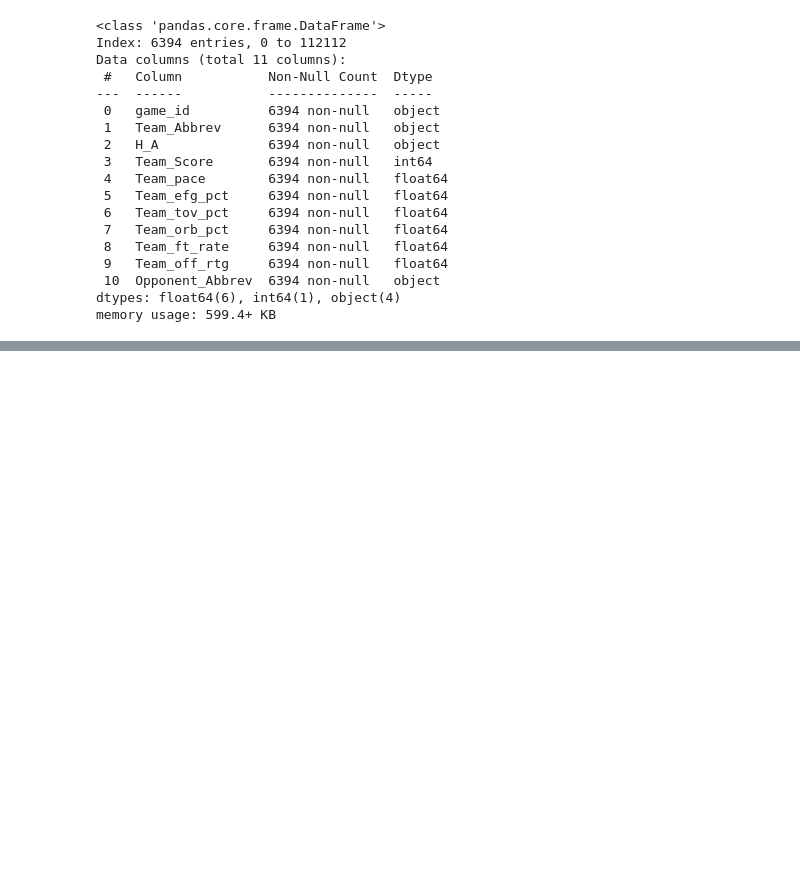
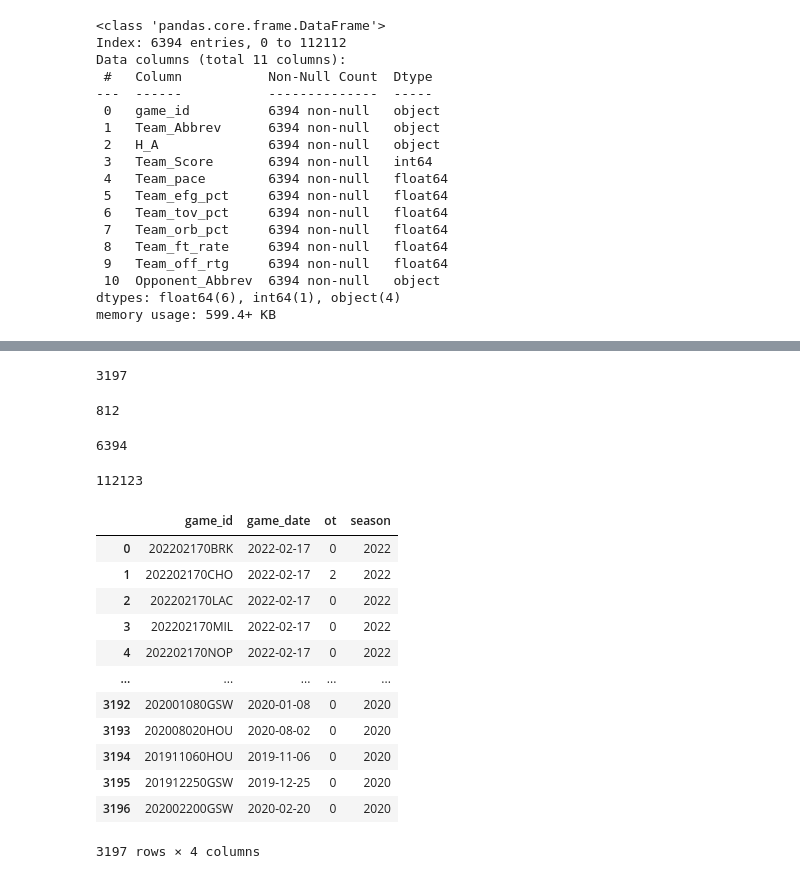
Before and after one commit to jkropko/contrans2023, a Jupyter notebook: nba.ipynb, the cells around one changed output, grey strips where cells are left out. Drawn from its saved outputs; the diff is of its cells as text; code cells hidden in the pictures; blank space fills up the shorter version.

```diff
--- a/nba.ipynb
+++ b/nba.ipynb
@@ -1,6 +1,10 @@
 # %%
 import numpy as np
 import pandas as pd
+import psycopg2
+from sqlalchemy import create_engine
+import os
+POSTGRES_PASSWORD = os.getenv('POSTGRES_PASSWORD')
 # %%
 nba = pd.read_csv('nba.csv', low_memory=False)
 # %% [markdown]
@@ -215,0 +251,7 @@ memory usage: 599.4+ KB
+# %%
+engine = create_engine("postgresql+psycopg2://{user}:{pw}@{service}/{db}".format(
+    user = 'postgres',
+    pw = POSTGRES_PASSWORD,
+    service = 'postgres',
+    db = 'nba'
+))
@@ -215,0 +263,36 @@ memory usage: 599.4+ KB
+# %%
+games.to_sql('games', con=engine, index=False, chunksize=1000, if_exists='replace')
+# %% [output]
+3197
+# %%
+players.to_sql('players', con=engine, index=False, chunksize=1000, if_exists='replace')
+# %% [output]
+812
+# %%
+team_game.to_sql('team_game', con=engine, index=False, chunksize=1000, if_exists='replace')
+# %% [output]
+6394
+# %%
+player_game.to_sql('player_game', con=engine, index=False, chunksize=500, if_exists='replace')
+# %% [output]
+112123
+# %%
+myquery = '''
+SELECT *
+FROM games
+'''
+pd.read_sql_query(myquery, con=engine)
+# %% [output]
+|  | game_id | game_date | ot | season |
+| 0 | 202202170BRK | 2022-02-17 | 0 | 2022 |
+| 1 | 202202170CHO | 2022-02-17 | 2 | 2022 |
+| 2 | 202202170LAC | 2022-02-17 | 0 | 2022 |
+| 3 | 202202170MIL | 2022-02-17 | 0 | 2022 |
+| 4 | 202202170NOP | 2022-02-17 | 0 | 2022 |
+| ... | ... | ... | ... | ... |
+| 3192 | 202001080GSW | 2020-01-08 | 0 | 2020 |
+| 3193 | 202008020HOU | 2020-08-02 | 0 | 2020 |
+| 3194 | 201911060HOU | 2019-11-06 | 0 | 2020 |
+| 3195 | 201912250GSW | 2019-12-25 | 0 | 2020 |
+| 3196 | 202002200GSW | 2020-02-20 | 0 | 2020 |
+3197 rows × 4 columns
```
Also changed, not shown: parts of 9 cells of this notebook, 1 other file.
